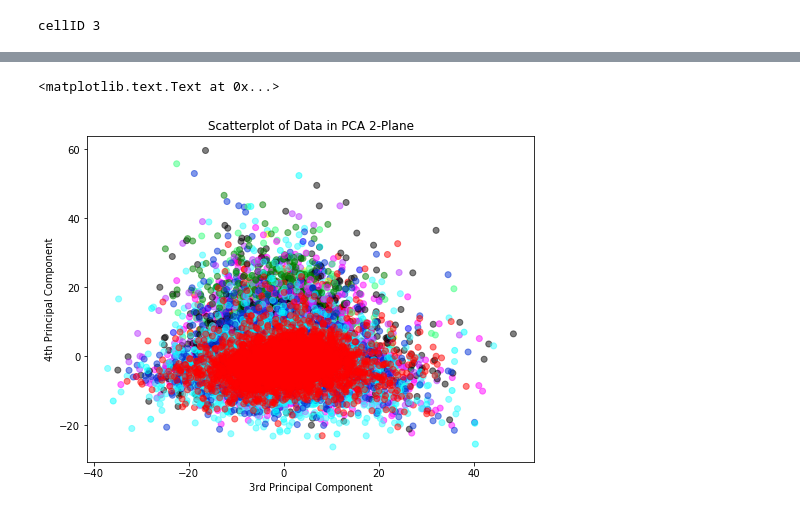
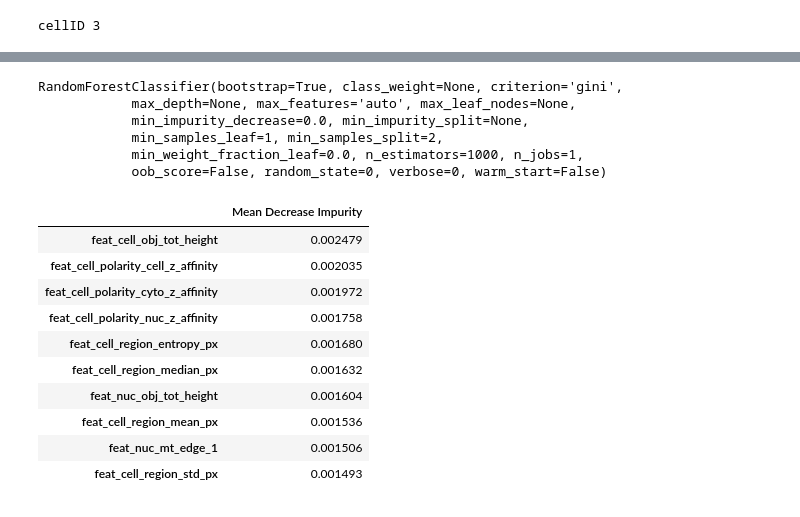
Before and after one commit to sdmirch/structure_prediction, a Jupyter notebook: EDA.ipynb, the cells around one changed output, grey strips where cells are left out. Drawn from its saved outputs; the diff is of its cells as text; code cells hidden in the pictures.

```diff
--- a/EDA.ipynb
+++ b/EDA.ipynb
@@ -145,12 +128,29 @@ ax.set_ylabel("2nd Principal Component")
-# %%
-fig, ax = plt.subplots(1, figsize=(8, 6))
-
-ax.scatter(data_reduced10[:, 2], data_reduced10[:, 3],
-           color=np.array(["#B933FF","#33FDFF","#33FF7A","#0030D6","magenta","yellow","black","red","green","blue","cyan"])[y_factorize[0]],
-          alpha = 0.5)
-ax.set_title("Scatterplot of Data in PCA 2-Plane")
-ax.set_xlabel("3rd Principal Component")
-ax.set_ylabel("4th Principal Component")
-# %% [output]
-<matplotlib.text.Text at 0x...>
-[figure, removed]
+# %%
+rf = RandomForestClassifier(n_estimators=1000,
+                           max_features='auto',
+                           random_state=0)
+rf.fit(df_features, y)
+# %% [output]
+RandomForestClassifier(bootstrap=True, class_weight=None, criterion='gini',
+            max_depth=None, max_features='auto', max_leaf_nodes=None,
+            min_impurity_decrease=0.0, min_impurity_split=None,
+            min_samples_leaf=1, min_samples_split=2,
+            min_weight_fraction_leaf=0.0, n_estimators=1000, n_jobs=1,
+            oob_score=False, random_state=0, verbose=0, warm_start=False)
+# %%
+feat_scores = pd.DataFrame({'Mean Decrease Impurity' : rf.feature_importances_},
+                           index=df_features.columns)
+feat_scores = feat_scores.sort_values(by='Mean Decrease Impurity', ascending=False)
+feat_scores[0:10]
+# %% [output]
+|  | Mean Decrease Impurity |
+| feat_cell_obj_tot_height | 0.002479 |
+| feat_cell_polarity_cell_z_affinity | 0.002035 |
+| feat_cell_polarity_cyto_z_affinity | 0.001972 |
+| feat_cell_polarity_nuc_z_affinity | 0.001758 |
+| feat_cell_region_entropy_px | 0.001680 |
+| feat_cell_region_median_px | 0.001632 |
+| feat_nuc_obj_tot_height | 0.001604 |
+| feat_cell_region_mean_px | 0.001536 |
+| feat_nuc_mt_edge_1 | 0.001506 |
+| feat_cell_region_std_px | 0.001493 |
```
Also changed, not shown: parts of 14 cells of this notebook.
